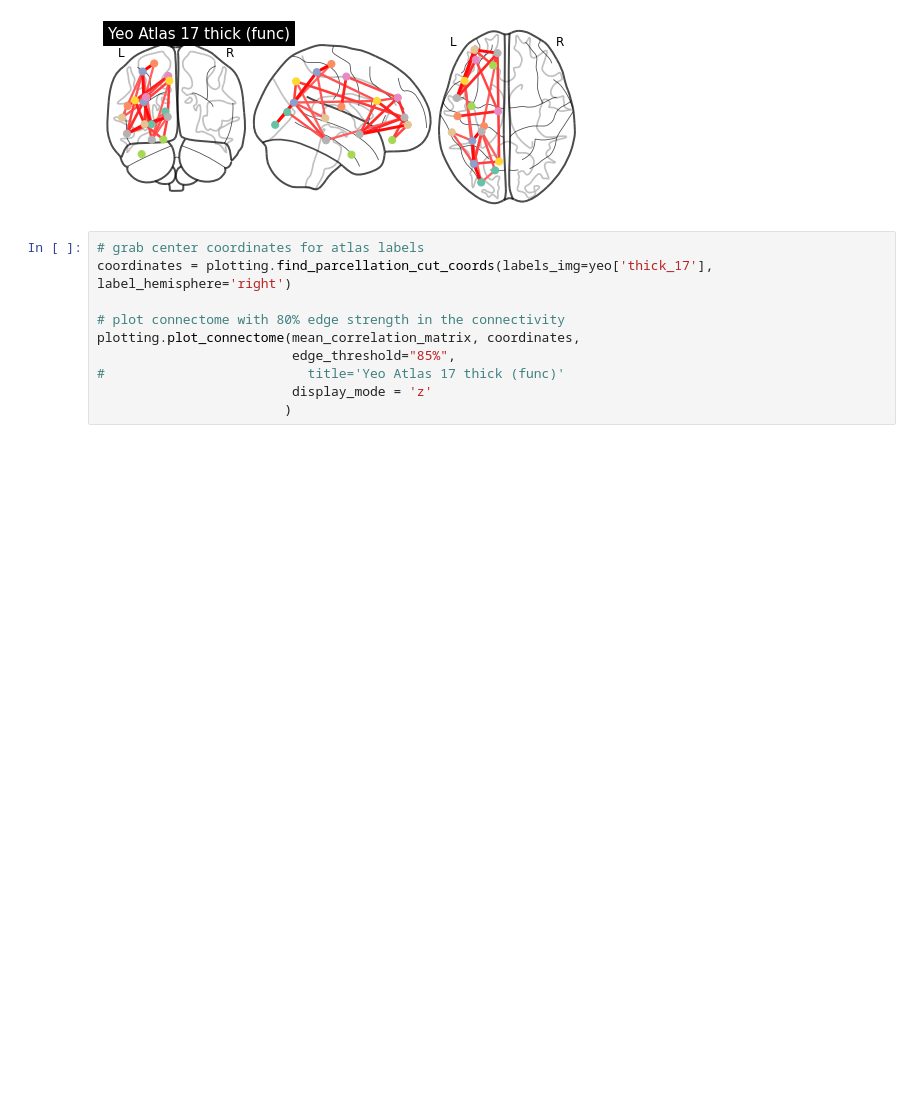
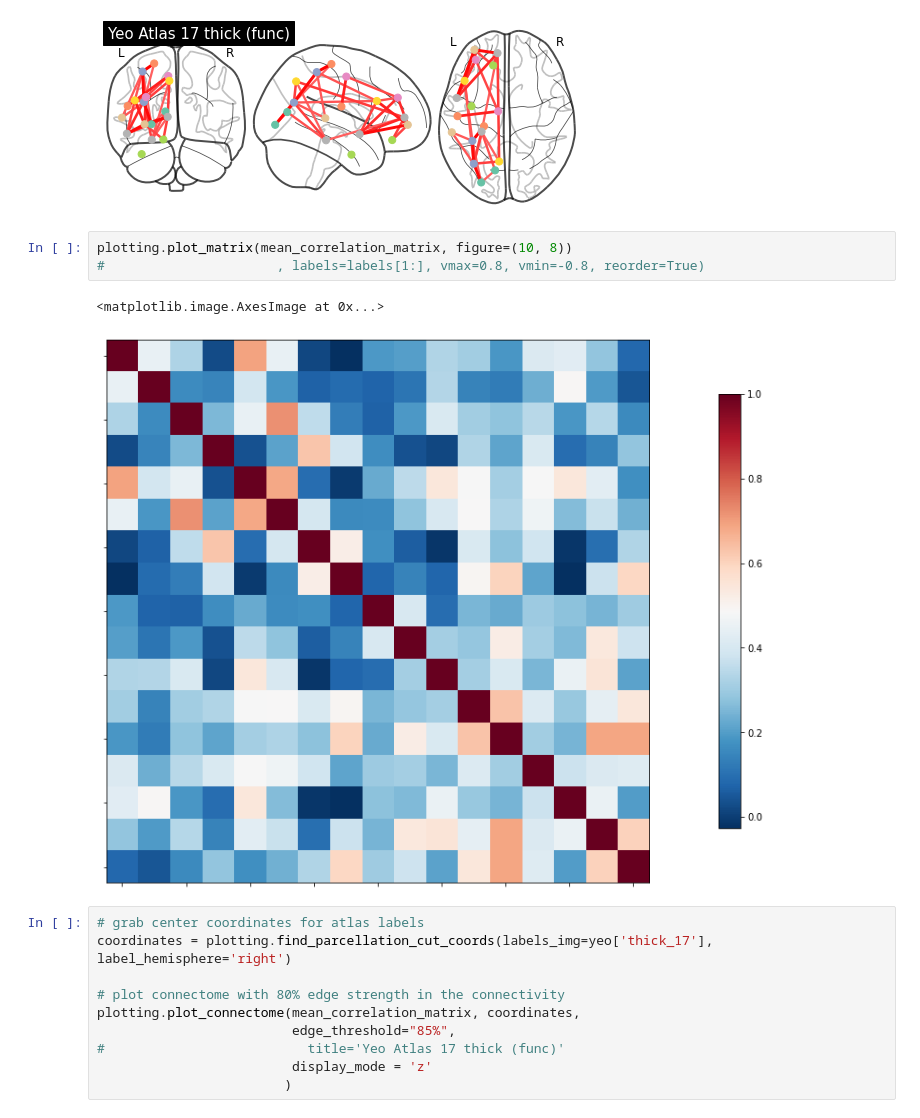
Before and after one commit to shuo-zhou/GSDA-Lateralization, a Jupyter notebook: plot_atlas_comparison.ipynb, the cells around one changed output. Drawn from its saved outputs; the diff is of its cells as text; blank space fills up the shorter version.

```diff
--- a/plot_atlas_comparison.ipynb
+++ b/plot_atlas_comparison.ipynb
@@ -89,6 +84,12 @@ plotting.plot_connectome(mean_correlation_matrix, coordinates,
 # %% [output]
 <nilearn.plotting.displays.OrthoProjector at 0x...>
 [figure]
+# %%
+plotting.plot_matrix(mean_correlation_matrix, figure=(10, 8))
+#                      , labels=labels[1:], vmax=0.8, vmin=-0.8, reorder=True)
+# %% [output]
+<matplotlib.image.AxesImage at 0x...>
+[figure, added]
 # %%
 # grab center coordinates for atlas labels
 coordinates = plotting.find_parcellation_cut_coords(labels_img=yeo['thick_17'], label_hemisphere='right')
```
Also changed, not shown: parts of 5 cells of this notebook, 3 other files.
